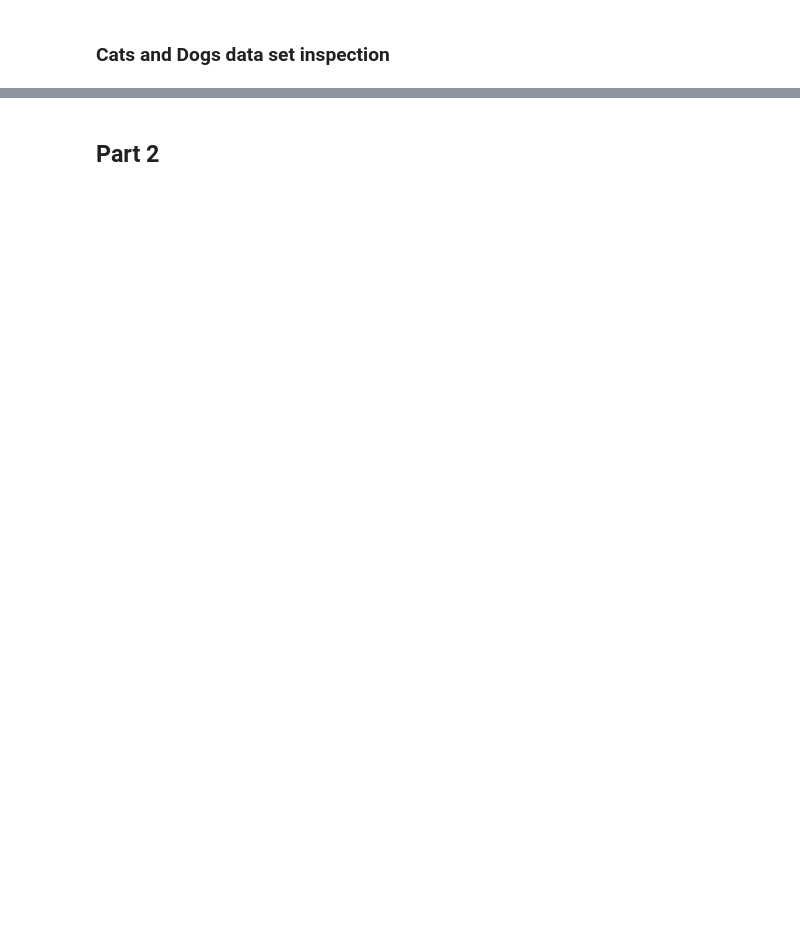
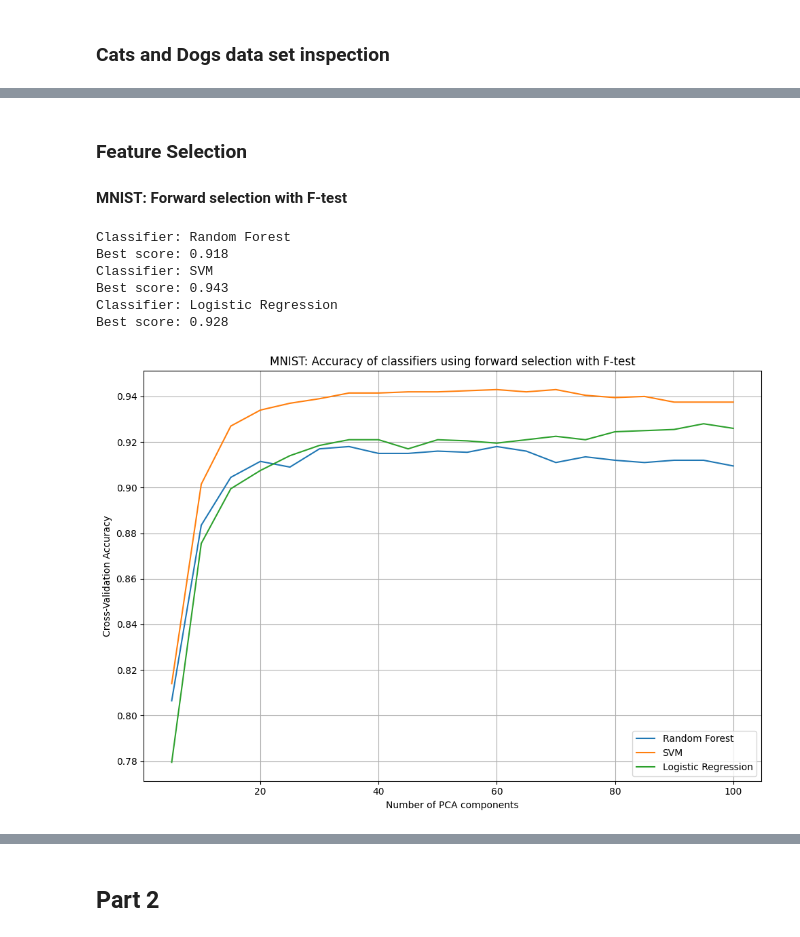
Before and after one commit to CAIYIAHUAI/MVE441, a Jupyter notebook: Carl/Project_2/main_nb.ipynb, the cells around one changed output, grey strips where cells are left out. Saved outputs shown, nothing was run; the diff lists cells and outputs as text; code cells hidden in the pictures; blank space fills up the shorter version.

```diff
--- a/Carl/Project_2/main_nb.ipynb
+++ b/Carl/Project_2/main_nb.ipynb
@@ -167,0 +278,58 @@ Use 1 wrapper with "SequentialFeatureSelector" forward/backward
+# %% [markdown]
+### Feature Selection
+#### MNIST: Forward selection with F-test
+# %%
+# Classifiers
+classifiers = {
+    "Random Forest": RandomForestClassifier(
+        max_depth=None, min_samples_split=2, n_estimators=200
+    ),
+    "SVM": SVC(),
+    "Logistic Regression": LogisticRegression(
+        C=0.1, max_iter=5000
+    )
+}
+
+number_of_splits = 5
+cross_validation = StratifiedKFold(n_splits=number_of_splits, shuffle=True, random_state=1234)
+
+selection_results = {
+    "Random Forest": [],
+    "SVM": [],
+    "Logistic Regression": []
+}
+
+feature_range = np.arange(5, MNIST_number_of_components, 5)
+
+for clf_name, clf in classifiers.items():
+    print("Classifier: " + clf_name)
+    for k in feature_range:
+        pipeline = Pipeline([
+            ('selector', SelectKBest(score_func=f_classif, k=k)),
+            ('classifier', clf)
+        ])
+        scores = cross_val_score(
+            pipeline, MNIST_pixels_train_PCA, MNIST_labels_train, cv=cross_validation, scoring='accuracy'
+        )
+        selection_results[clf_name].append(scores.mean())
+    print("Best score: " + str(round(max(selection_results[clf_name]), 3)))
+    print()
+
+plt.figure(figsize=(10, 7))
+for clf_name, res in selection_results.items():
+    plt.plot(feature_range, res, label = clf_name)
+plt.title("MNIST: Accuracy of classifiers using forward selection with F-test")
+plt.xlabel("Number of PCA components")
+plt.ylabel("Cross-Validation Accuracy")
+plt.legend()
+plt.grid()
+plt.tight_layout()
+plt.show()
+# %% [output]
+Classifier: Random Forest
+Best score: 0.918
+Classifier: SVM
+Best score: 0.943
+Classifier: Logistic Regression
+Best score: 0.928
+[figure, added]
```
Also changed, not shown: parts of 21 cells of this notebook.
